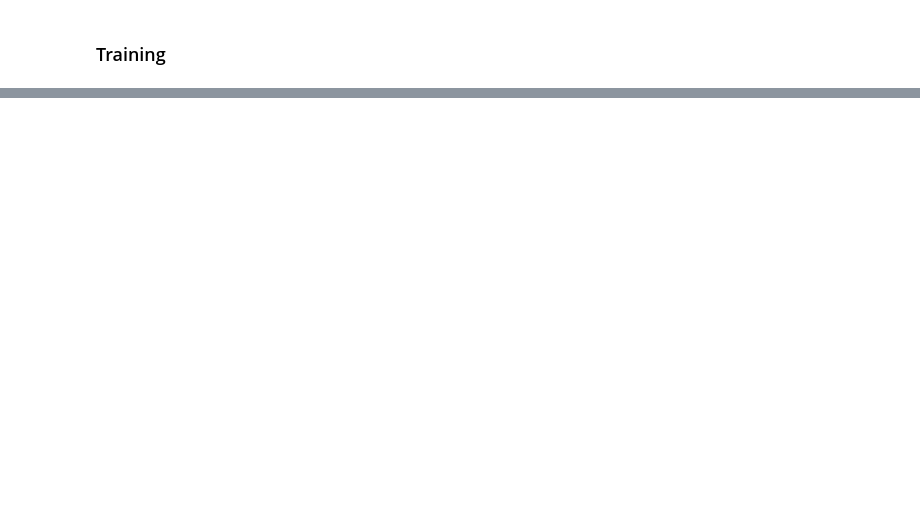
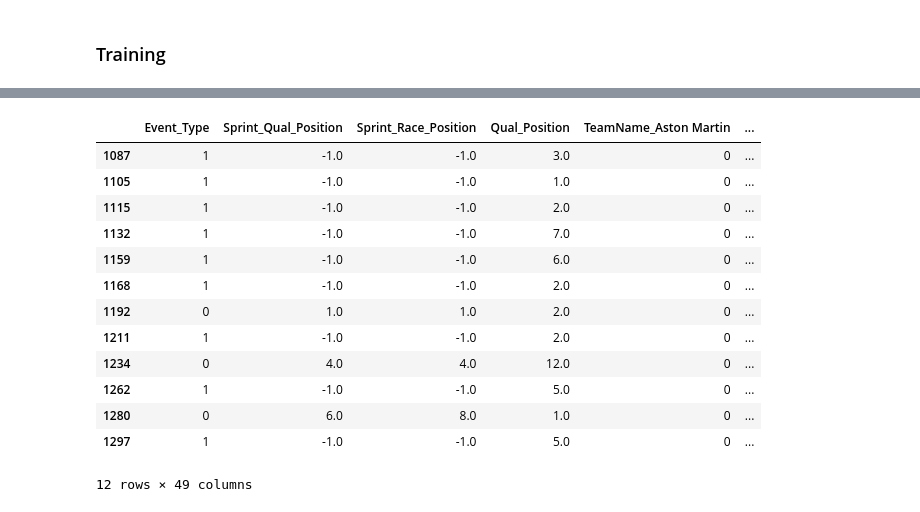
Before and after one commit to rohank36/f1, a Jupyter notebook: baseline.ipynb, the cells around one changed output, grey strips where cells are left out. Cells and saved outputs as stored; diff of their text form; code cells hidden in the pictures; blank space fills up the shorter version.

```diff
--- a/baseline.ipynb
+++ b/baseline.ipynb
@@ -321,0 +604,18 @@ Name: Race_Position, Length: 719, dtype: float64
+# %%
+# look at your predictions for max verstappen races in val set vs predicted race position
+val_copy.loc[val_copy["Driver"]=='M VERSTAPPEN',:]
+# %% [output]
+|  | Event_Type | Sprint_Qual_Position | Sprint_Race_Position | Qual_Position | TeamName_Aston Martin | ... |
+| 1087 | 1 | -1.0 | -1.0 | 3.0 | 0 | ... |
+| 1105 | 1 | -1.0 | -1.0 | 1.0 | 0 | ... |
+| 1115 | 1 | -1.0 | -1.0 | 2.0 | 0 | ... |
+| 1132 | 1 | -1.0 | -1.0 | 7.0 | 0 | ... |
+| 1159 | 1 | -1.0 | -1.0 | 6.0 | 0 | ... |
+| 1168 | 1 | -1.0 | -1.0 | 2.0 | 0 | ... |
+| 1192 | 0 | 1.0 | 1.0 | 2.0 | 0 | ... |
+| 1211 | 1 | -1.0 | -1.0 | 2.0 | 0 | ... |
+| 1234 | 0 | 4.0 | 4.0 | 12.0 | 0 | ... |
+| 1262 | 1 | -1.0 | -1.0 | 5.0 | 0 | ... |
+| 1280 | 0 | 6.0 | 8.0 | 1.0 | 0 | ... |
+| 1297 | 1 | -1.0 | -1.0 | 5.0 | 0 | ... |
+12 rows × 49 columns
```
Also changed, not shown: parts of 48 cells of this notebook.
